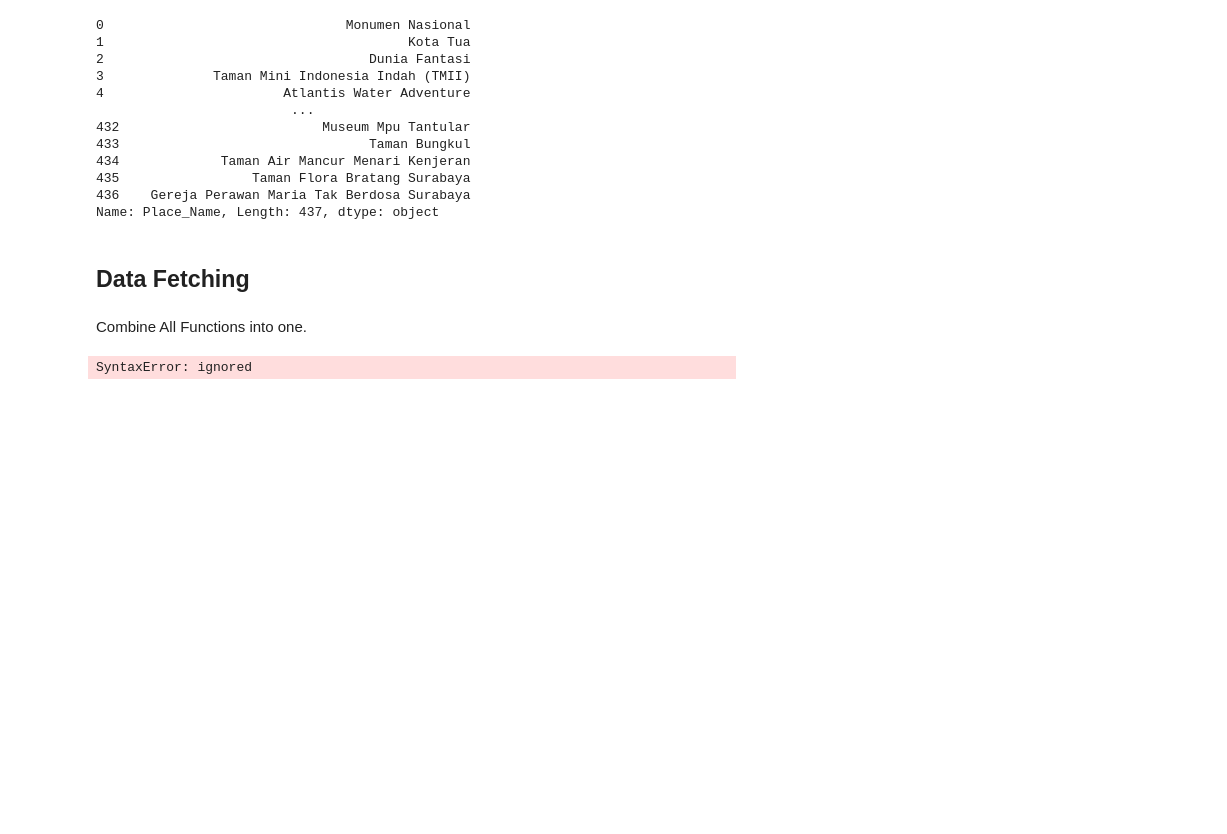
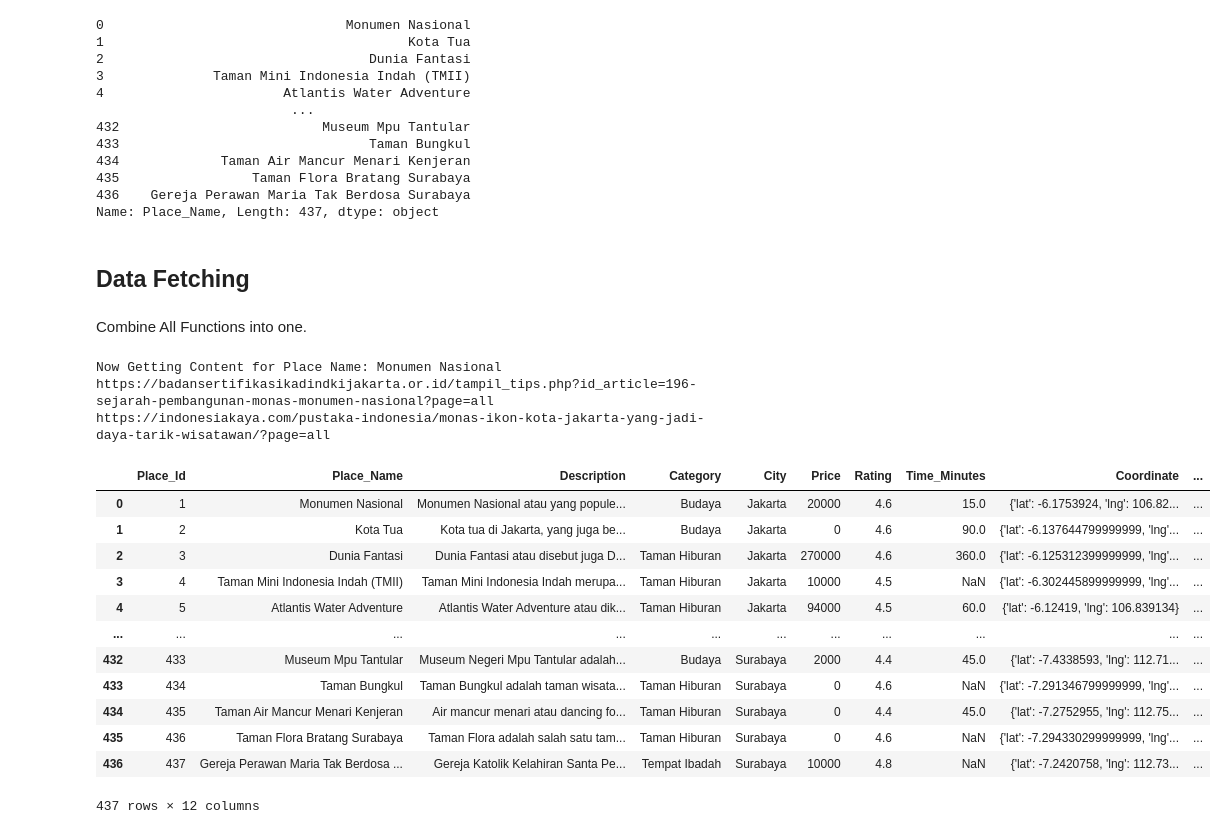
Before and after one commit to MaxZx3000/AI-Compfest-GigaPrime, a Jupyter notebook: artificial-intelligence/tourism_place_details_text_summarization.ipynb, the cells around one changed output. Cells and saved outputs as stored; diff of their text form; code cells hidden in the pictures; blank space fills up the shorter version.

Commit message:
Added Code to Store Summarized Text at a Specific Index Dataframe.

```diff
--- a/artificial-intelligence/tourism_place_details_text_summarization.ipynb
+++ b/artificial-intelligence/tourism_place_details_text_summarization.ipynb
@@ -293,38 +298,60 @@ Name: Place_Name, Length: 437, dtype: object
 # %% [markdown]
 Combine All Functions into one.
 # %%
-def fetch_all_tourism_place_contents_from_df(data_title_df, summarized_column_name):
+def fetch_all_tourism_place_contents_from_df(data_title_df,
+                                             title_field,
+                                             summarized_column_name,
+                                             save_df_file_name,
+                                             start_at_index = 0):
   text_rank = TextRank()
   summarized_data_df = data_title_df.copy()
 
-  for index, row in data_df.iterrows():
-    query = row[place_name_field]
+  for index, row in data_df.iloc[start_at_index:].iterrows():
+    query = row[title_field]
     print(f"Now Getting Content for Place Name: {query}")
 
     google_url = f"https://www.googleapis.com/customsearch/v1?key=AIzaSyAsQSjiOTOUOqz-oRrp71bdmHmoa9eLqyc&cx=e34228993d08f4238&q={query}"
     r = requests.get(google_url)
     json_response = json.loads(r.text)
     links = get_all_links(json_response)
 
     all_relevant_paragraphs = []
 
     for url in links:
       web_content = retrieve_content_from_scraper_api(url)
       relevant_paragraphs = get_relevant_paragraphs_only(web_content)
       all_relevant_paragraphs.append(relevant_paragraphs)
 
-    summarized_texts = []
+    summarized_texts = ""
 
     for line in all_relevant_paragraphs:
-      summarized_texts.append(text_rank.summarize_text(line))
+      summarized_text = text_rank.summarize_text(line)
+      summarized_texts += pretty_print_tokenized_document(summarized_text)
 
-    summarized_data_df[summarized_column_name] = pretty_print_tokenized_document(summarized_texts)
-
-    print(summarized_texts)
+    summarized_data_df.at[index, summarized_column_name] = summarized_texts
+    summarized_data_df.to_csv(save_df_file_name)
 
     return summarized_data_df
     break
 
-fetch_all_tourism_place_contents_from_df(data_df[place_name_field])
+fetch_all_tourism_place_contents_from_df(data_df,
+                                         place_name_field,
+                                         summarized_description_field,
+                                         "summarized_tourism_with_id.csv")
 # %% [output]
-SyntaxError: ignored
+Now Getting Content for Place Name: Monumen Nasional
+https://badansertifikasikadindkijakarta.or.id/tampil_tips.php?id_article=196-sejarah-pembangunan-monas-monumen-nasional?page=all
+https://indonesiakaya.com/pustaka-indonesia/monas-ikon-kota-jakarta-yang-jadi-daya-tarik-wisatawan/?page=all
+|  | Place_Id | Place_Name | Description | Category | City | Price | Rating | Time_Minutes | Coordinate | ... |
+| 0 | 1 | Monumen Nasional | Monumen Nasional atau yang popule... | Budaya | Jakarta | 20000 | 4.6 | 15.0 | {'lat': -6.1753924, 'lng': 106.82... | ... |
+| 1 | 2 | Kota Tua | Kota tua di Jakarta, yang juga be... | Budaya | Jakarta | 0 | 4.6 | 90.0 | {'lat': -6.137644799999999, 'lng'... | ... |
+| 2 | 3 | Dunia Fantasi | Dunia Fantasi atau disebut juga D... | Taman Hiburan | Jakarta | 270000 | 4.6 | 360.0 | {'lat': -6.125312399999999, 'lng'... | ... |
+| 3 | 4 | Taman Mini Indonesia Indah (TMII) | Taman Mini Indonesia Indah merupa... | Taman Hiburan | Jakarta | 10000 | 4.5 | NaN | {'lat': -6.302445899999999, 'lng'... | ... |
+| 4 | 5 | Atlantis Water Adventure | Atlantis Water Adventure atau dik... | Taman Hiburan | Jakarta | 94000 | 4.5 | 60.0 | {'lat': -6.12419, 'lng': 106.839134} | ... |
+| ... | ... | ... | ... | ... | ... | ... | ... | ... | ... | ... |
+| 432 | 433 | Museum Mpu Tantular | Museum Negeri Mpu Tantular adalah... | Budaya | Surabaya | 2000 | 4.4 | 45.0 | {'lat': -7.4338593, 'lng': 112.71... | ... |
+| 433 | 434 | Taman Bungkul | Taman Bungkul adalah taman wisata... | Taman Hiburan | Surabaya | 0 | 4.6 | NaN | {'lat': -7.291346799999999, 'lng'... | ... |
+| 434 | 435 | Taman Air Mancur Menari Kenjeran | Air mancur menari atau dancing fo... | Taman Hiburan | Surabaya | 0 | 4.4 | 45.0 | {'lat': -7.2752955, 'lng': 112.75... | ... |
+| 435 | 436 | Taman Flora Bratang Surabaya | Taman Flora adalah salah satu tam... | Taman Hiburan | Surabaya | 0 | 4.6 | NaN | {'lat': -7.294330299999999, 'lng'... | ... |
+| 436 | 437 | Gereja Perawan Maria Tak Berdosa ... | Gereja Katolik Kelahiran Santa Pe... | Tempat Ibadah | Surabaya | 10000 | 4.8 | NaN | {'lat': -7.2420758, 'lng': 112.73... | ... |
+437 rows × 12 columns
```
Also changed, not shown: parts of 3 cells of this notebook.
